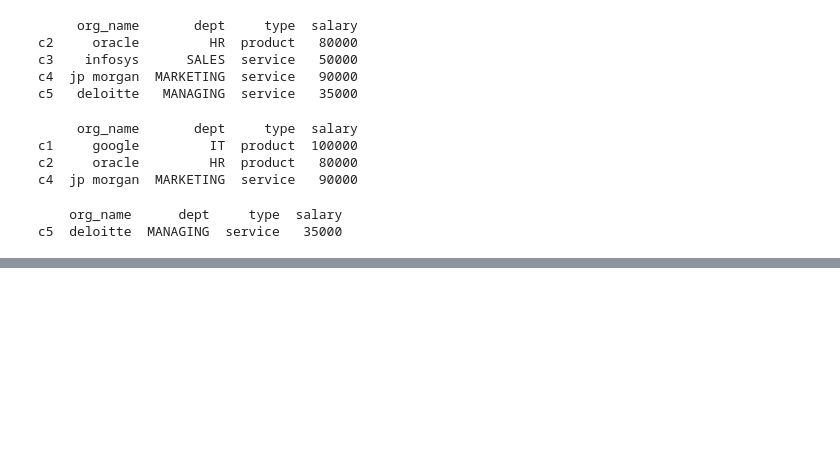
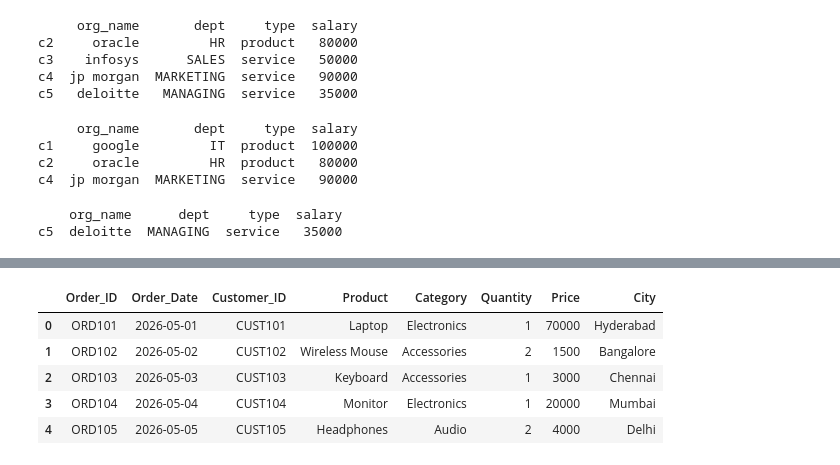
Before and after one commit to hemanthtavva/10k-coders, a Jupyter notebook: Py_Data_Analysis/pandass/pandass_practice.ipynb, the cells around one changed output, grey strips where cells are left out. Cells and saved outputs as stored; diff of their text form; code cells hidden in the pictures; blank space fills up the shorter version.

```diff
--- a/Py_Data_Analysis/pandass/pandass_practice.ipynb
+++ b/Py_Data_Analysis/pandass/pandass_practice.ipynb
@@ -298,0 +332,11 @@ c5  deloitte  MANAGING  service   35000
+# %%
+data = pd.read_csv("./orders-dup.csv")
+# %%
+data.head()
+# %% [output]
+|  | Order_ID | Order_Date | Customer_ID | Product | Category | Quantity | Price | City |
+| 0 | ORD101 | 2026-05-01 | CUST101 | Laptop | Electronics | 1 | 70000 | Hyderabad |
+| 1 | ORD102 | 2026-05-02 | CUST102 | Wireless Mouse | Accessories | 2 | 1500 | Bangalore |
+| 2 | ORD103 | 2026-05-03 | CUST103 | Keyboard | Accessories | 1 | 3000 | Chennai |
+| 3 | ORD104 | 2026-05-04 | CUST104 | Monitor | Electronics | 1 | 20000 | Mumbai |
+| 4 | ORD105 | 2026-05-05 | CUST105 | Headphones | Audio | 2 | 4000 | Delhi |
```
Also changed, not shown: parts of 9 cells of this notebook, 1 other file.
